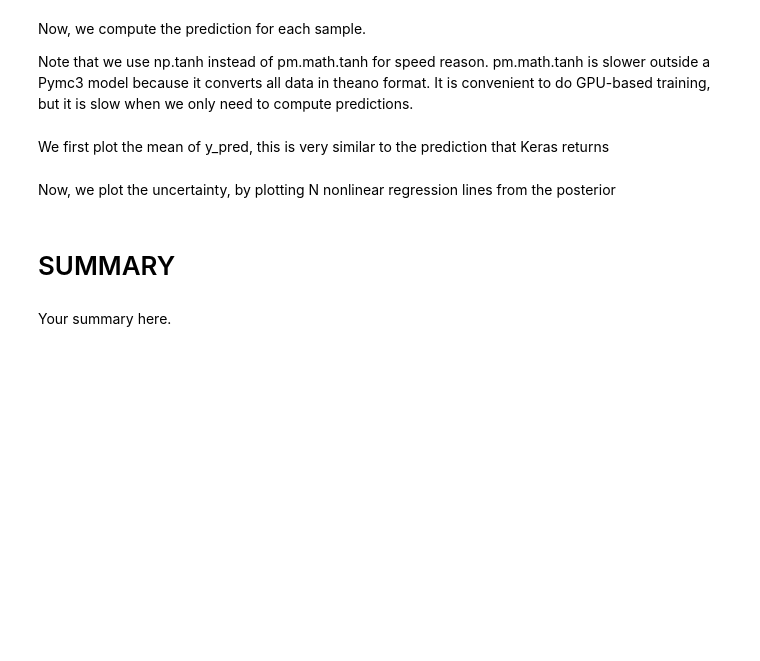
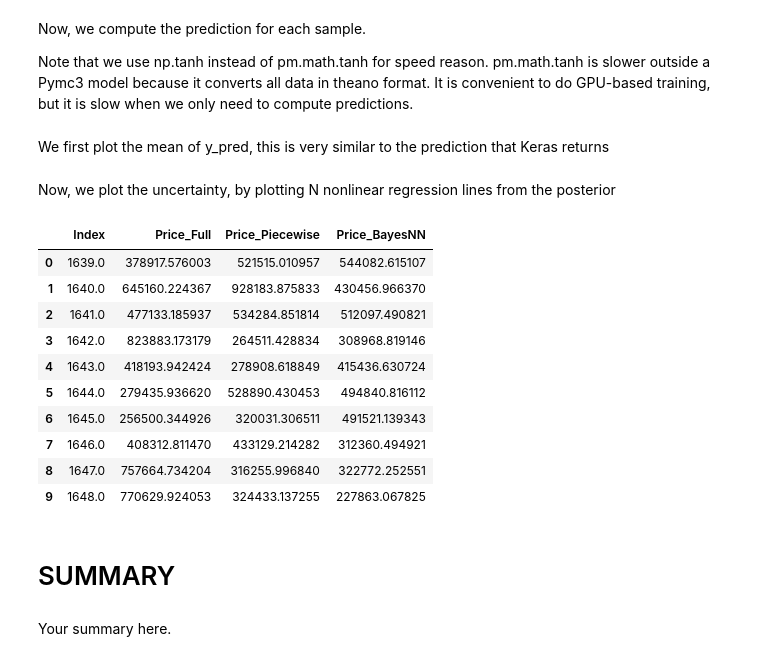
Before and after one commit to markdevine/ET5003_SEM1_2021-2, a Jupyter notebook: ET5003_KaggleCompetition_MarkDevine_19187289.ipynb, the cells around one changed output. Saved outputs shown, nothing was run; the diff lists cells and outputs as text; code cells hidden in the pictures; blank space fills up the shorter version.

```diff
--- a/ET5003_KaggleCompetition_MarkDevine_19187289.ipynb
+++ b/ET5003_KaggleCompetition_MarkDevine_19187289.ipynb
@@ -1655,10 +1658,7 @@ Xss_test = np.hstack([Xs_test,Xs_test[:,[2]]**2])
 # https://theano-pymc.readthedocs.io/en/latest/
 import theano
 
-# add a column of ones to include an intercept in the model
-x1 = np.vstack([np.ones(len(X_new_train)), X_new_train]).T
-
-# add a column of ones to include an intercept in the model
+# add a column of ones to include an intercept in the model (thanks to David Nolan for this snippet of code)
 x1 = np.hstack([np.ones((Xn_train.shape[0],1)), Xn_train])
 
 
@@ -1674,7 +1674,7 @@ init_out = np.random.randn(l).astype(floatX)
 with pm.Model() as neural_network:
     # we convert the data in theano type so we can do dot products with the correct type.
     ann_input = pm.Data('ann_input', x1)
-    ann_output = pm.Data('ann_output', y_new_train)
+    ann_output = pm.Data('ann_output', yn_train)
     # Priors
     # Weights from input to hidden layer
     weights_in_1 = pm.Normal('w_1', 0, sigma=10,
@@ -1696,4 +1696,4 @@ with pm.Model() as neural_network:
     out = pm.Normal('out',
                        act_out,
                        sigma=sigma,
-                       observed=ann_output)
+                       observed=ann_output[:,0])
@@ -1738,6 +1752,6 @@ pb.xlabel('iteration');
 # %%
 # draw samples from variational posterior
-D = 500
+D = 697
 posterior = approx.sample(draws=D)
 # %% [markdown]
 Now, we compute the prediction for each sample.
@@ -1747,7 +1761,7 @@ pm.math.tanh is slower outside a Pymc3 model because it converts all data in the
 It is convenient to do GPU-based training, but it is slow when we only need to compute predictions.
 # %%
 # add a column of ones to include an intercept in the model
-x2 = np.vstack([np.ones(len(X_new_test)), X_new_test]).T
+x2 = np.hstack([np.ones((Xn_test.shape[0],1)), Xn_test])
 
 y_pred = []
 for i in range(posterior['w_1'].shape[0]):
@@ -1758,5 +1772,6 @@ for i in range(posterior['w_1'].shape[0]):
 
 # predictions
 y_pred = np.array(y_pred)
+y_pred_BNN = np.exp(yscaler.inverse_transform(y_pred))[:,0]
 # %% [markdown]
 We first plot the mean of y_pred, this is very similar to the prediction that Keras returns
@@ -1803,3 +1781,21 @@ pb.savefig("BayesNN_mean.pdf")
+# %%
+# Save predictions to predictions dataframe (thanks to Rob Barrett for this snippet of code)
+df_1 = full_test_predictions.copy()
+df_2 = pd.DataFrame(y_pred_BNN, columns=['Price_BayesNN'])
+full_test_predictions = pd.concat([df_1, df_2], axis=1)
+full_test_predictions.head(10)
+# %% [output]
+|  | Index | Price_Full | Price_Piecewise | Price_BayesNN |
+| 0 | 1639.0 | 378917.576003 | 521515.010957 | 544082.615107 |
+| 1 | 1640.0 | 645160.224367 | 928183.875833 | 430456.966370 |
+| 2 | 1641.0 | 477133.185937 | 534284.851814 | 512097.490821 |
+| 3 | 1642.0 | 823883.173179 | 264511.428834 | 308968.819146 |
+| 4 | 1643.0 | 418193.942424 | 278908.618849 | 415436.630724 |
+| 5 | 1644.0 | 279435.936620 | 528890.430453 | 494840.816112 |
+| 6 | 1645.0 | 256500.344926 | 320031.306511 | 491521.139343 |
+| 7 | 1646.0 | 408312.811470 | 433129.214282 | 312360.494921 |
+| 8 | 1647.0 | 757664.734204 | 316255.996840 | 322772.252551 |
+| 9 | 1648.0 | 770629.924053 | 324433.137255 | 227863.067825 |
 # %% [markdown]
 # SUMMARY
 # %% [markdown]
```
Also changed, not shown: parts of 33 cells of this notebook.
